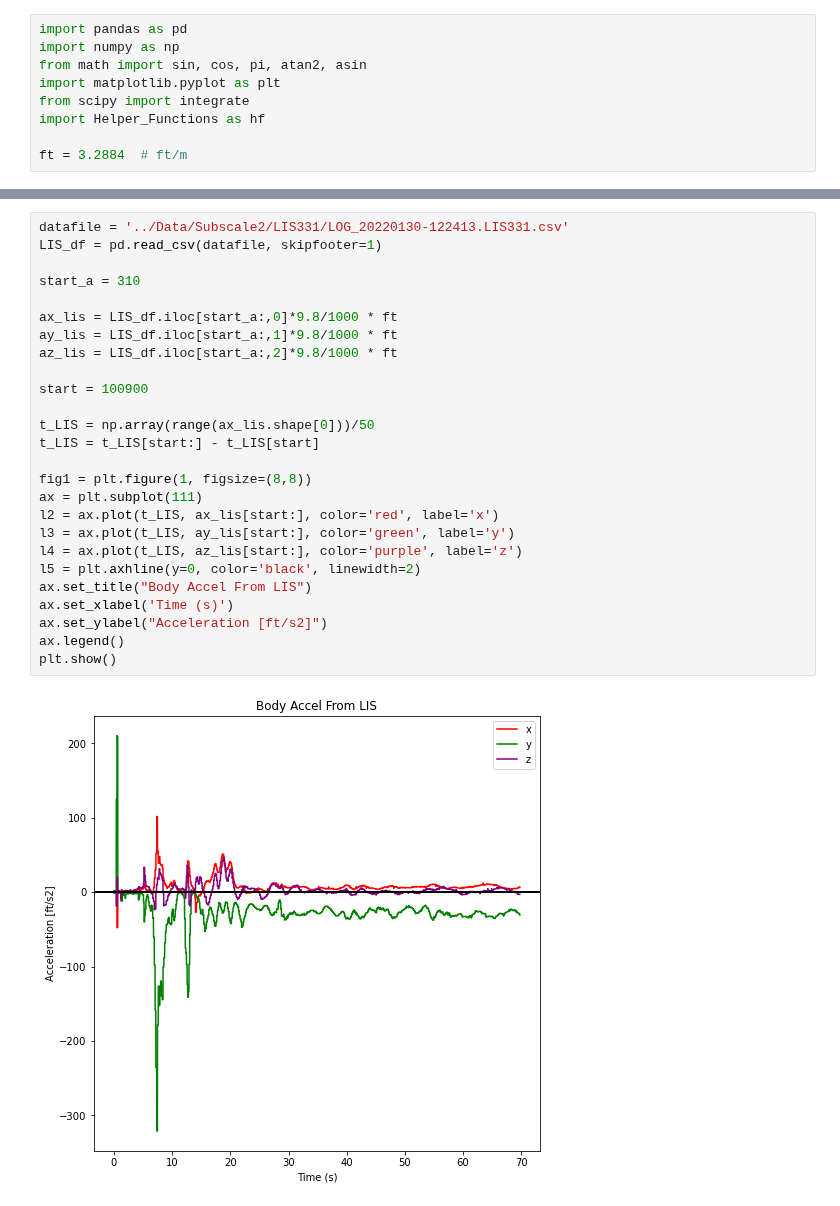
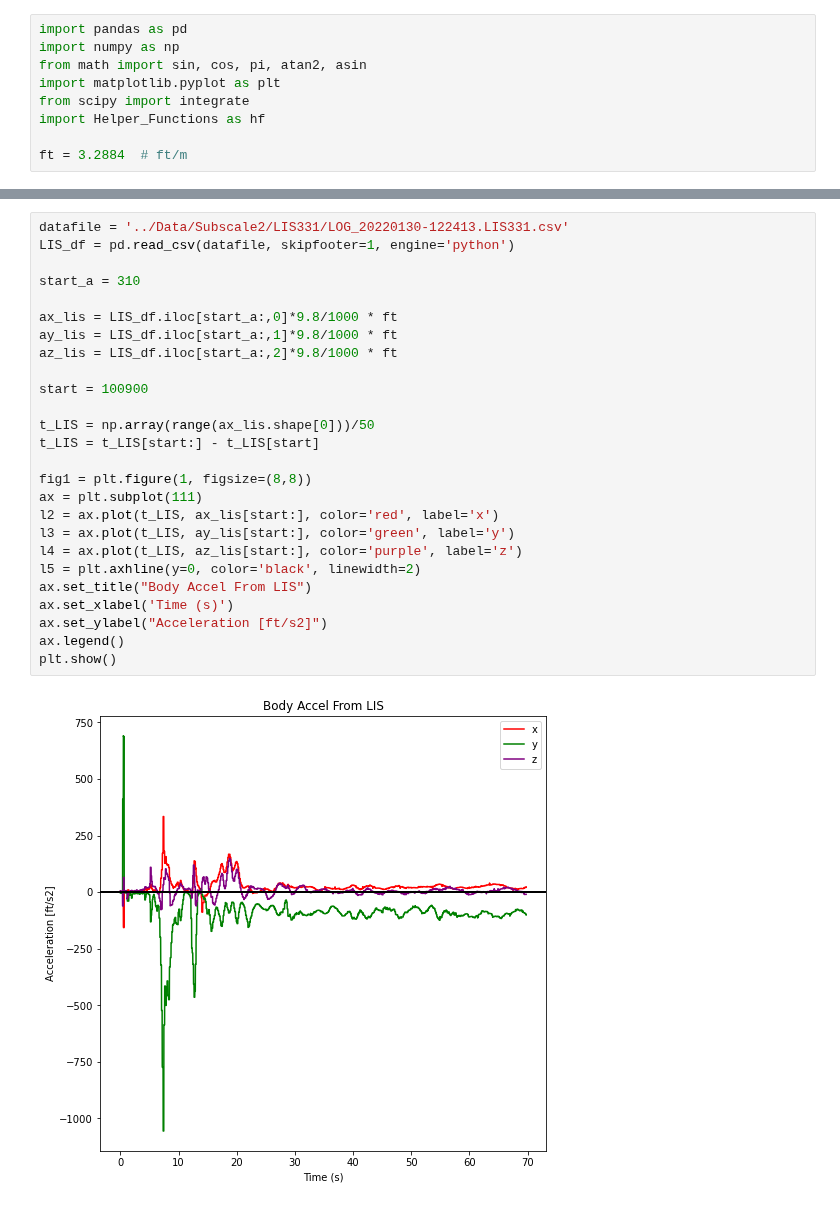
Before and after one commit to VADL-2022/IMU_VV, a Jupyter notebook: 03_Path_Recon/Subscale2_Reconstruction.ipynb, the cells around one changed output, grey strips where cells are left out. Saved outputs shown, nothing was run; the diff lists cells and outputs as text.

```diff
--- a/03_Path_Recon/Subscale2_Reconstruction.ipynb
+++ b/03_Path_Recon/Subscale2_Reconstruction.ipynb
@@ -578,29 +568,29 @@ plt.show()
 [figure]
 # %%
 datafile = '../Data/Subscale2/LIS331/LOG_20220130-122413.LIS331.csv'
-LIS_df = pd.read_csv(datafile, skipfooter=1)
+LIS_df = pd.read_csv(datafile, skipfooter=1, engine='python')
 
 start_a = 310
 
 ax_lis = LIS_df.iloc[start_a:,0]*9.8/1000 * ft
 ay_lis = LIS_df.iloc[start_a:,1]*9.8/1000 * ft
 az_lis = LIS_df.iloc[start_a:,2]*9.8/1000 * ft
 
 start = 100900
 
 t_LIS = np.array(range(ax_lis.shape[0]))/50
 t_LIS = t_LIS[start:] - t_LIS[start]
 
 fig1 = plt.figure(1, figsize=(8,8))
 ax = plt.subplot(111)
 l2 = ax.plot(t_LIS, ax_lis[start:], color='red', label='x')
 l3 = ax.plot(t_LIS, ay_lis[start:], color='green', label='y')
 l4 = ax.plot(t_LIS, az_lis[start:], color='purple', label='z')
 l5 = plt.axhline(y=0, color='black', linewidth=2)
 ax.set_title("Body Accel From LIS")
 ax.set_xlabel('Time (s)')
 ax.set_ylabel("Acceleration [ft/s2]")
 ax.legend()
 plt.show()
 # %% [output]
-[figure, old version]
+[figure, new version]
```
Also changed, not shown: parts of 13 cells of this notebook.
